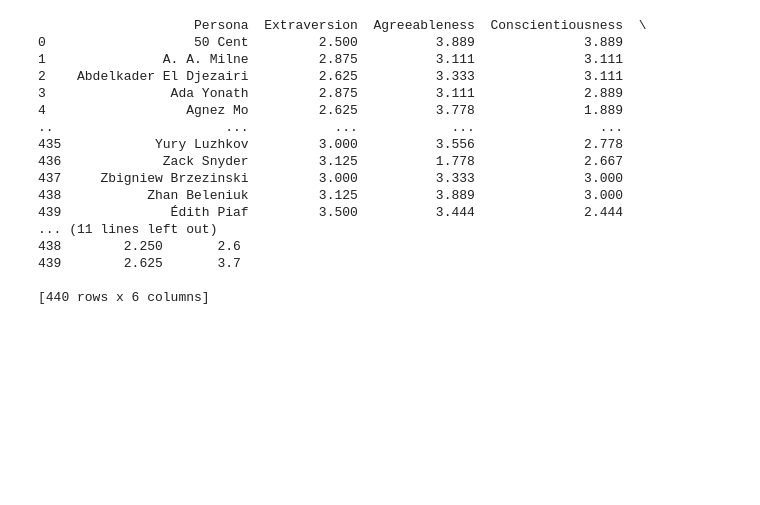
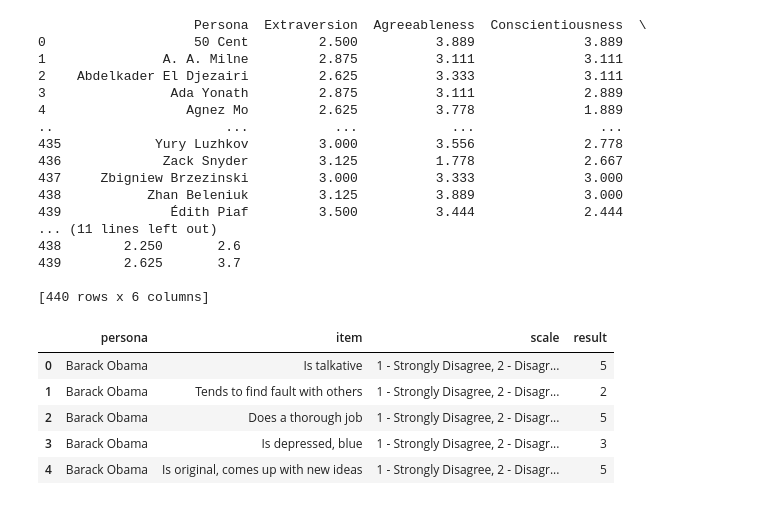
Before and after one commit to SnehaR26/psychollm, a Jupyter notebook: ScoreCalc-Falcon7bI.ipynb, the cells around one changed output. Saved outputs shown, nothing was run; the diff lists cells and outputs as text; code cells hidden in the pictures; blank space fills up the shorter version.

```diff
--- a/ScoreCalc-Falcon7bI.ipynb
+++ b/ScoreCalc-Falcon7bI.ipynb
@@ -263,3 +263,13 @@ results_df3.to_csv('BFI44-F7bI-N.csv', index=False)
 439        2.625       3.7
 
 [440 rows x 6 columns]
+# %%
+df_llama_g=pd.read_csv('outputfile_g20.csv')
+df_llama_g.head()
+# %% [output]
+|  | persona | item | scale | result |
+| 0 | Barack Obama | Is talkative | 1 - Strongly Disagree, 2 - Disagr... | 5 |
+| 1 | Barack Obama | Tends to find fault with others | 1 - Strongly Disagree, 2 - Disagr... | 2 |
+| 2 | Barack Obama | Does a thorough job | 1 - Strongly Disagree, 2 - Disagr... | 5 |
+| 3 | Barack Obama | Is depressed, blue | 1 - Strongly Disagree, 2 - Disagr... | 3 |
+| 4 | Barack Obama | Is original, comes up with new ideas | 1 - Strongly Disagree, 2 - Disagr... | 5 |
```
Also changed, not shown: parts of 7 cells of this notebook, 6 other files.
